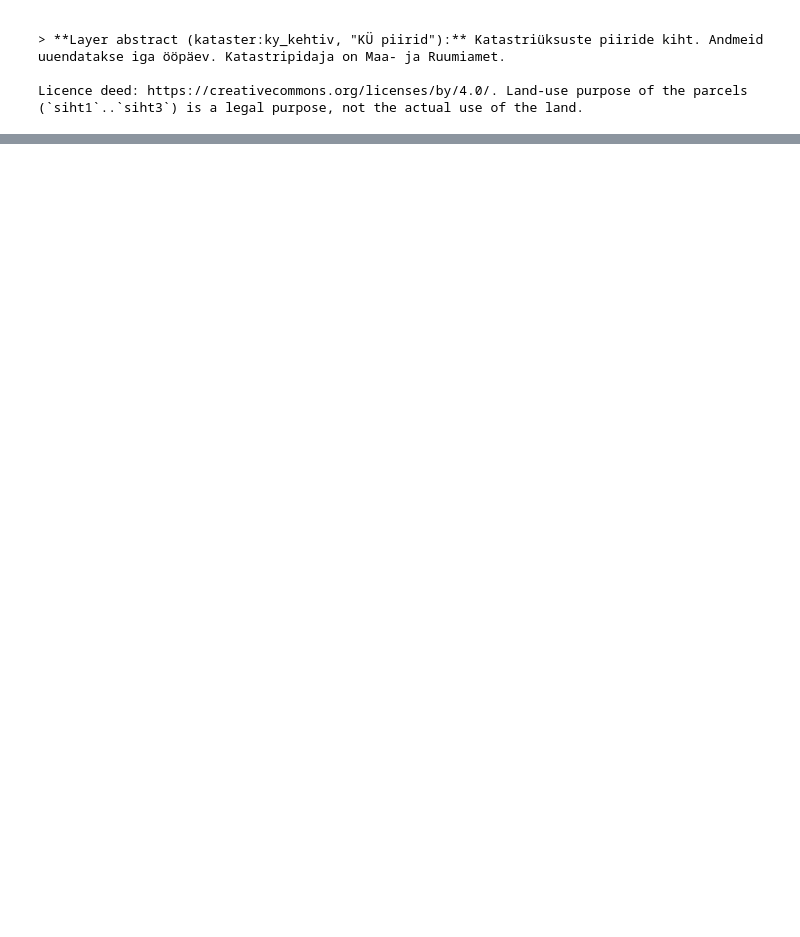
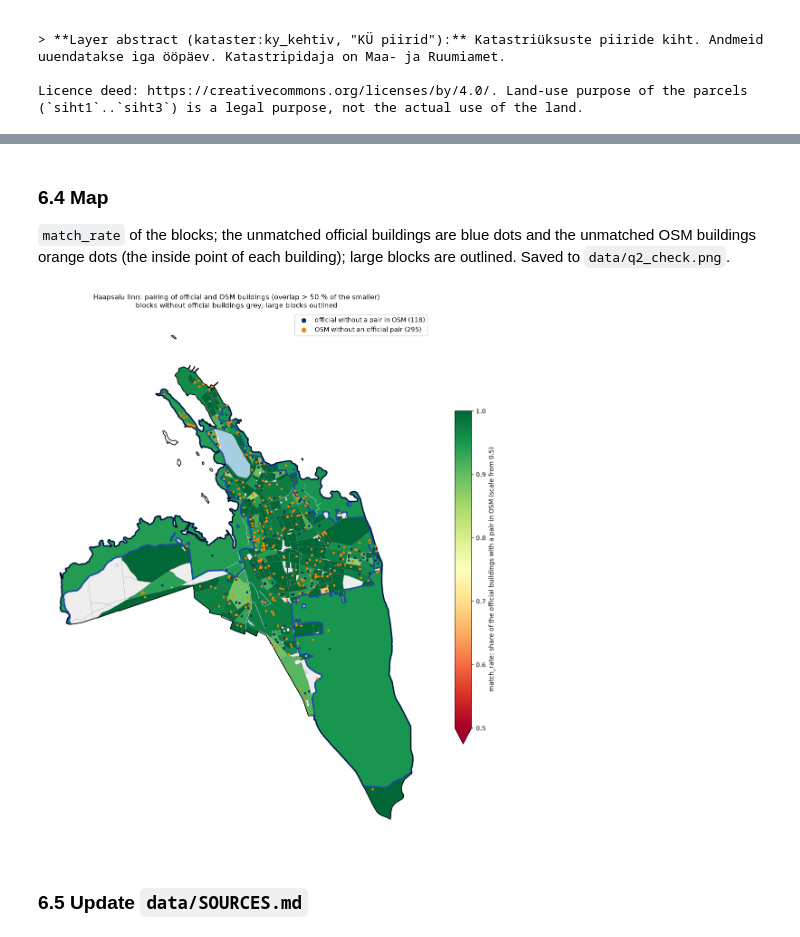
Before and after one commit to aleks-nab/haapsalu-urban-blocks, a Jupyter notebook: notebook.ipynb, the cells around one changed output, grey strips where cells are left out. Saved outputs shown, nothing was run; the diff lists cells and outputs as text; code cells hidden in the pictures; blank space fills up the shorter version.

```diff
--- a/notebook.ipynb
+++ b/notebook.ipynb
@@ -2270,0 +2440,25 @@ Licence deed: https://creativecommons.org/licenses/by/4.0/. Land-use purpose of
+# %% [markdown]
+### 6.4 Map
+
+`match_rate` of the blocks; the unmatched official buildings are blue dots and the unmatched OSM buildings orange dots (the
+inside point of each building); large blocks are outlined. Saved to `data/q2_check.png`.
+# %%
+fig, ax = plt.subplots(figsize=(11, 15))
+water.plot(ax=ax, color="#a6cee3", edgecolor="#a6cee3", linewidth=0.8)
+blocks[blocks["match_rate"].isna()].plot(ax=ax, color="#eeeeee", edgecolor="#999999", linewidth=0.3)
+blocks.dropna(subset=["match_rate"]).plot(ax=ax, column="match_rate", cmap="RdYlGn", vmin=0.5, vmax=1, edgecolor="#777777", linewidth=0.3,
+                                         legend=True, legend_kwds={"label": "match_rate: share of the official buildings with a pair in OSM (scale from 0.5)", "shrink": 0.5})
+blocks[blocks["large_block"]].boundary.plot(ax=ax, color="#1b4f9c", linewidth=2.5)
+boundary.boundary.plot(ax=ax, color="black", linewidth=1.2)
+off[~off["has_pair"]].representative_point().plot(ax=ax, color="#08306b", markersize=7, label=f"official without a pair in OSM ({int((~off['has_pair']).sum())})", zorder=5)
+osm_b[~osm_b["has_pair"]].representative_point().plot(ax=ax, color="#ff7f00", markersize=7, label=f"OSM without an official pair ({int((~osm_b['has_pair']).sum())})", zorder=5)
+ax.legend(loc="upper right", markerscale=2.5)
+ax.set_title("Haapsalu linn: pairing of official and OSM buildings (overlap > 50 % of the smaller)\nblocks without official buildings grey; large blocks outlined", fontsize=11)
+ax.set_axis_off()
+fig.tight_layout()
+fig.savefig(DATA / "q2_check.png", dpi=150)
+plt.show()
+# %% [output]
+[figure, added]
+# %% [markdown]
+### 6.5 Update `data/SOURCES.md`
```
Also changed, not shown: parts of 13 cells of this notebook, 3 other files.
